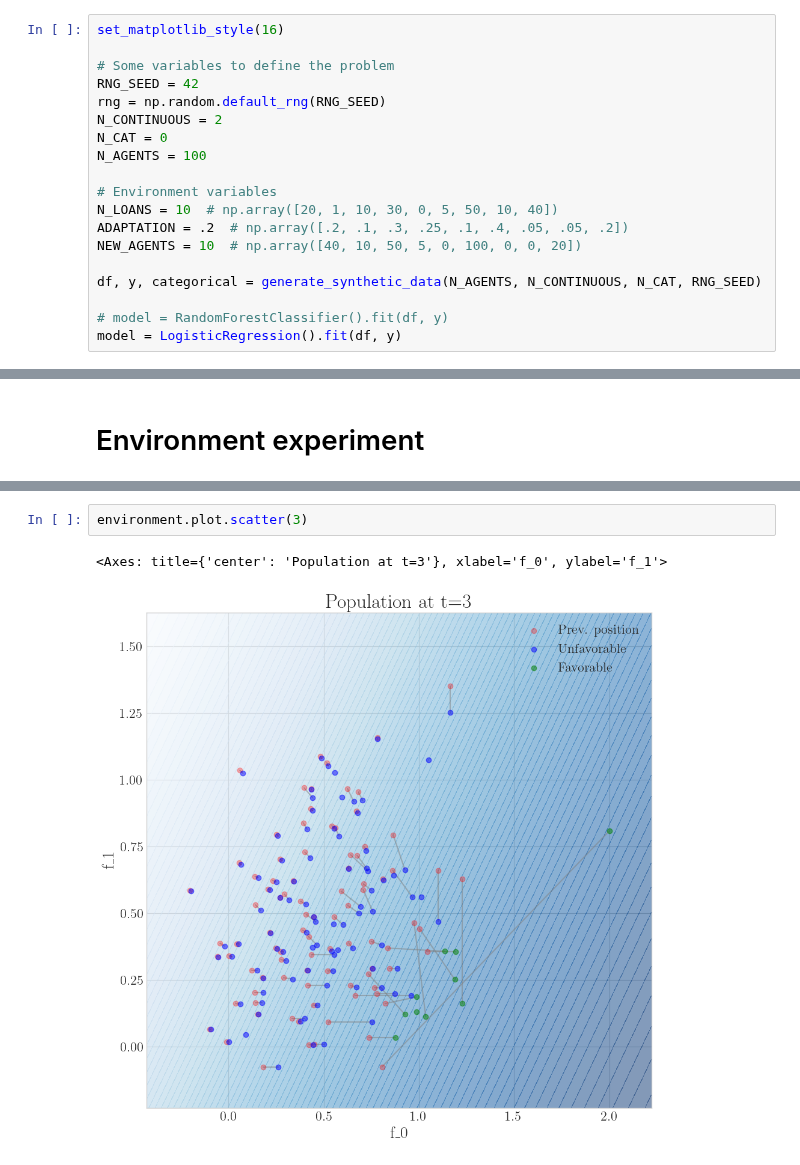
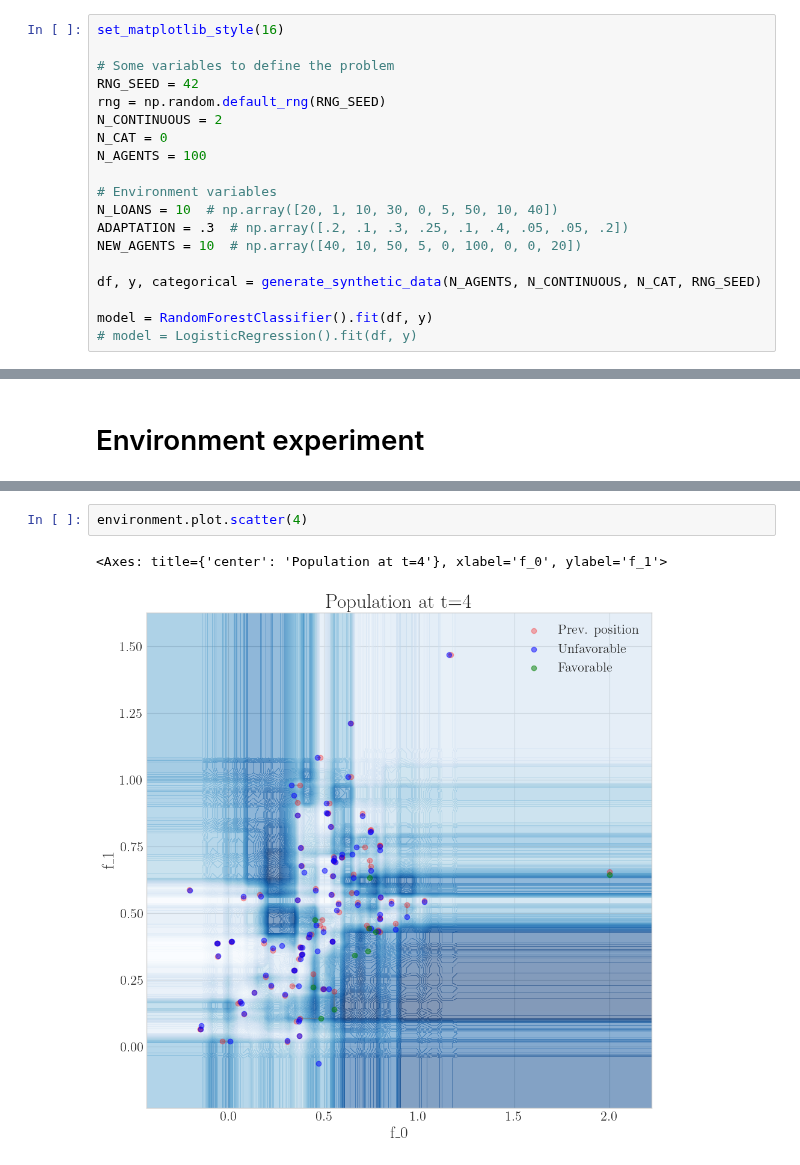
Before and after one commit to joaopfonseca/recourse-over-time, a Jupyter notebook: notebooks/4.0-dice-recourse.ipynb, the cells around one changed output, grey strips where cells are left out. Cells and saved outputs as stored; diff of their text form.

```diff
--- a/notebooks/4.0-dice-recourse.ipynb
+++ b/notebooks/4.0-dice-recourse.ipynb
@@ -20,13 +20,13 @@ N_AGENTS = 100
 
 # Environment variables
 N_LOANS = 10  # np.array([20, 1, 10, 30, 0, 5, 50, 10, 40])
-ADAPTATION = .2  # np.array([.2, .1, .3, .25, .1, .4, .05, .05, .2])
+ADAPTATION = .3  # np.array([.2, .1, .3, .25, .1, .4, .05, .05, .2])
 NEW_AGENTS = 10  # np.array([40, 10, 50, 5, 0, 100, 0, 0, 20])
 
 df, y, categorical = generate_synthetic_data(N_AGENTS, N_CONTINUOUS, N_CAT, RNG_SEED)
 
-# model = RandomForestClassifier().fit(df, y)
-model = LogisticRegression().fit(df, y)
+model = RandomForestClassifier().fit(df, y)
+# model = LogisticRegression().fit(df, y)
 # %%
 def data_source_func(n_agents):
     X, _, _ = generate_synthetic_data(
@@ -145,5 +147,5 @@ environment.plot.agent_scores()
 # %%
-environment.plot.scatter(3)
+environment.plot.scatter(4)
 # %% [output]
-<Axes: title={'center': 'Population at t=3'}, xlabel='f_0', ylabel='f_1'>
+<Axes: title={'center': 'Population at t=4'}, xlabel='f_0', ylabel='f_1'>
-[figure, old version]
+[figure, new version]
```
Also changed, not shown: parts of 4 cells of this notebook, 4 other files.
